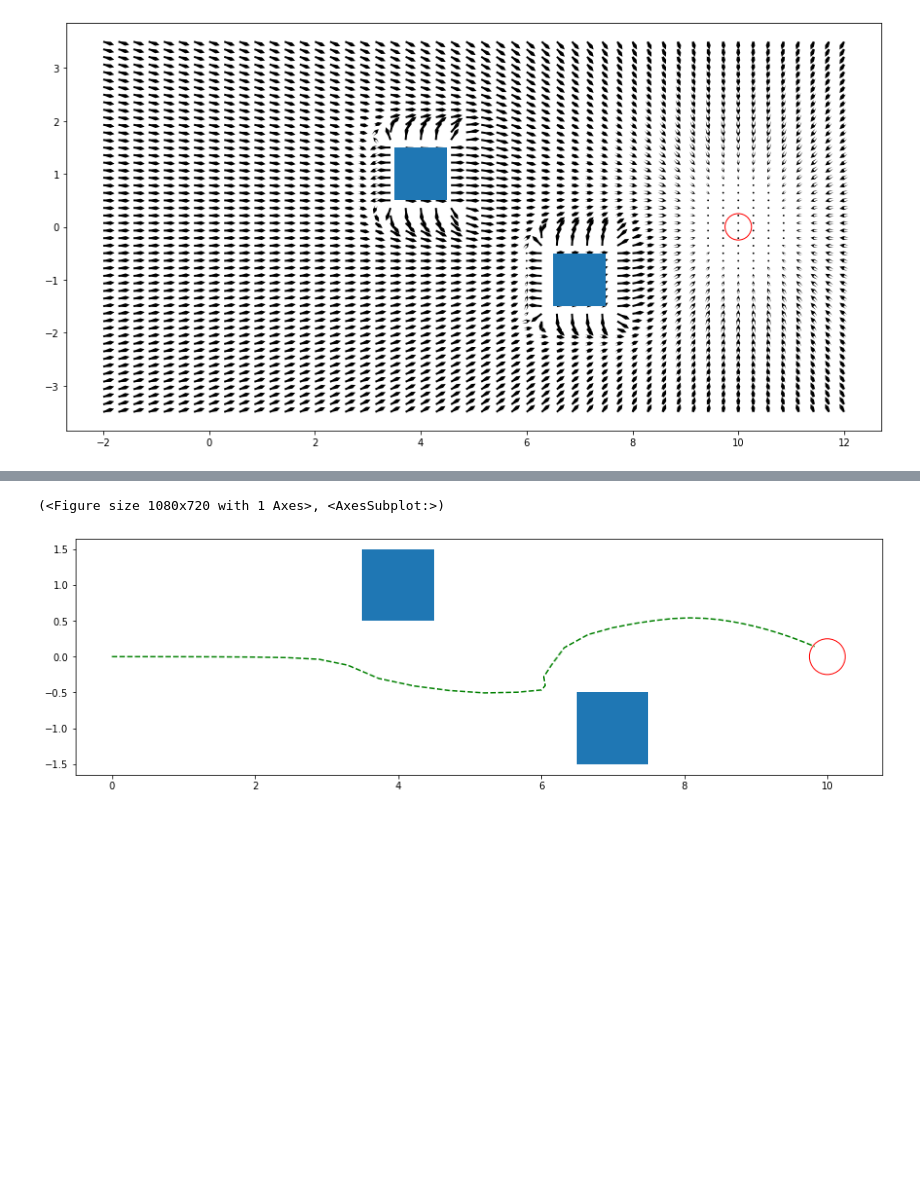
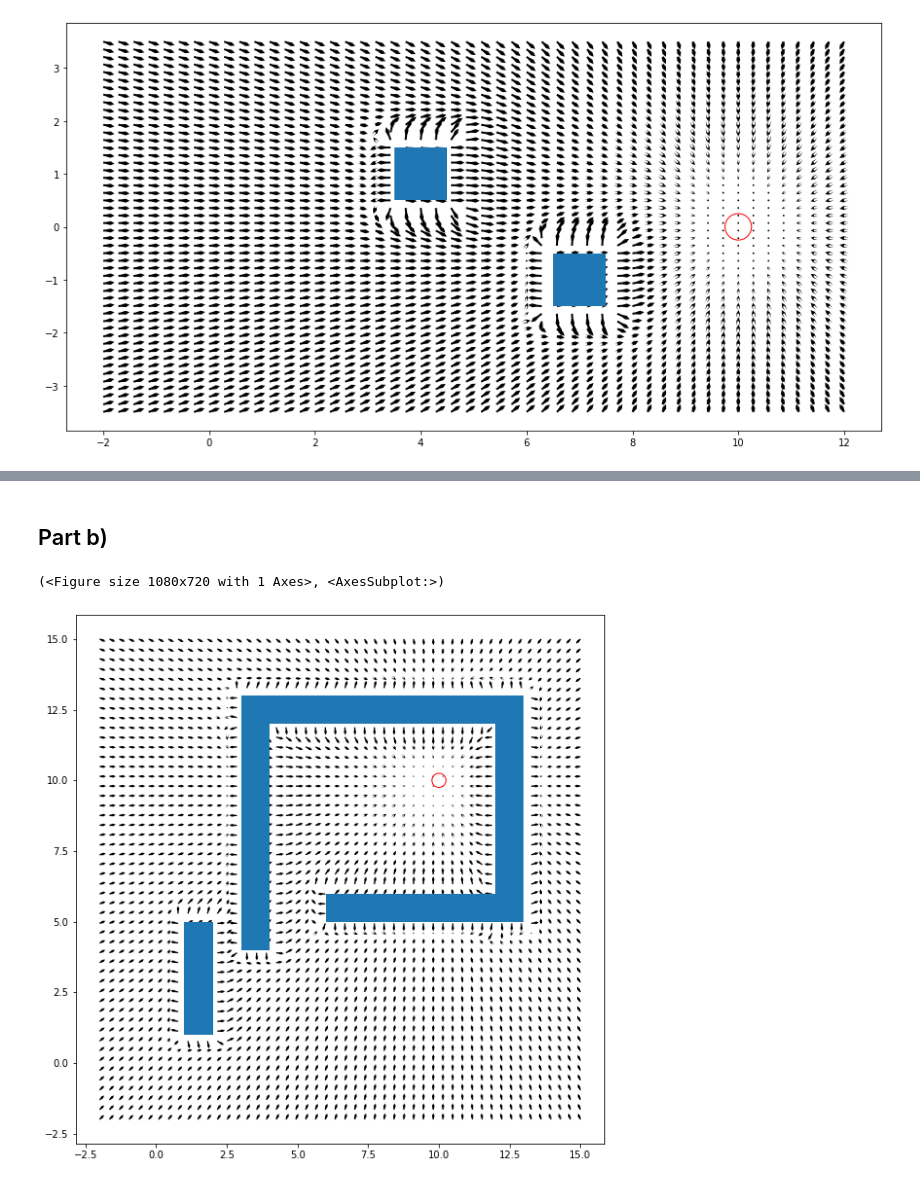
Before and after one commit to WhiffleFish/ASEN5519, a Jupyter notebook: HW3/P2Demo.ipynb, the cells around one changed output, grey strips where cells are left out. Cells and saved outputs as stored; diff of their text form; code cells hidden in the pictures; blank space fills up the shorter version.

```diff
--- a/HW3/P2Demo.ipynb
+++ b/HW3/P2Demo.ipynb
@@ -16,5 +26,18 @@ RGD.plot_v_field()
+# %% [markdown]
+## Part b)
+# %%
+q0 = (0,0)
+qgoal = (10,10)
+
+obs1 = Obstacle((1,1),1,4,c=False)
+obs2 = Obstacle((3,4),1,8,c=False)
+obs3 = Obstacle((3,12),9,1,c=False)
+obs4 = Obstacle((12,5),1,8,c=False)
+obs5 = Obstacle((6,5),6,1,c=False)
+obstacles = [obs1,obs2,obs3,obs4,obs5]
+RGD = RectGradDescent(q0, qgoal, obstacles)
 # %%
-RGD.plot_path()
+RGD.plot_v_field()
 # %% [output]
 (<Figure size 1080x720 with 1 Axes>, <AxesSubplot:>)
-[figure, old version]
+[figure, new version]
```
Also changed, not shown: parts of 5 cells of this notebook, 1 other file.
